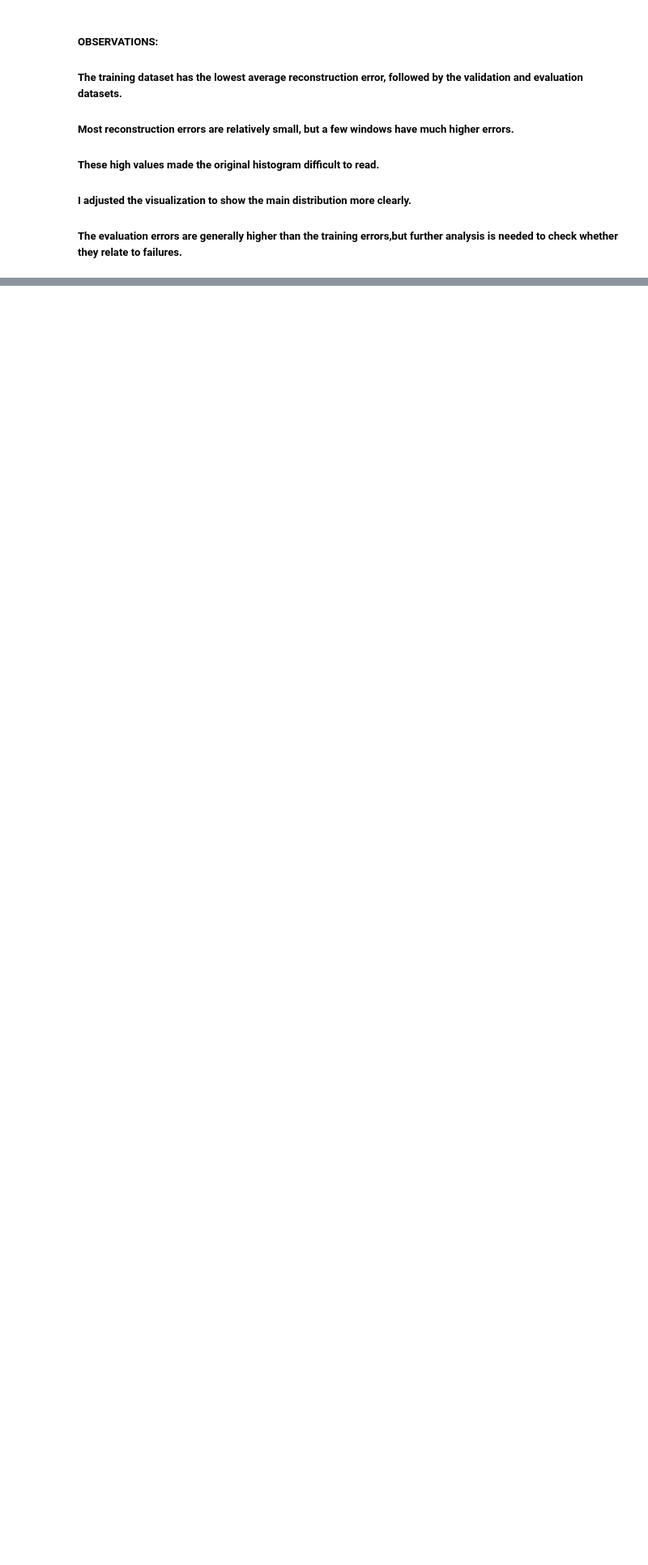
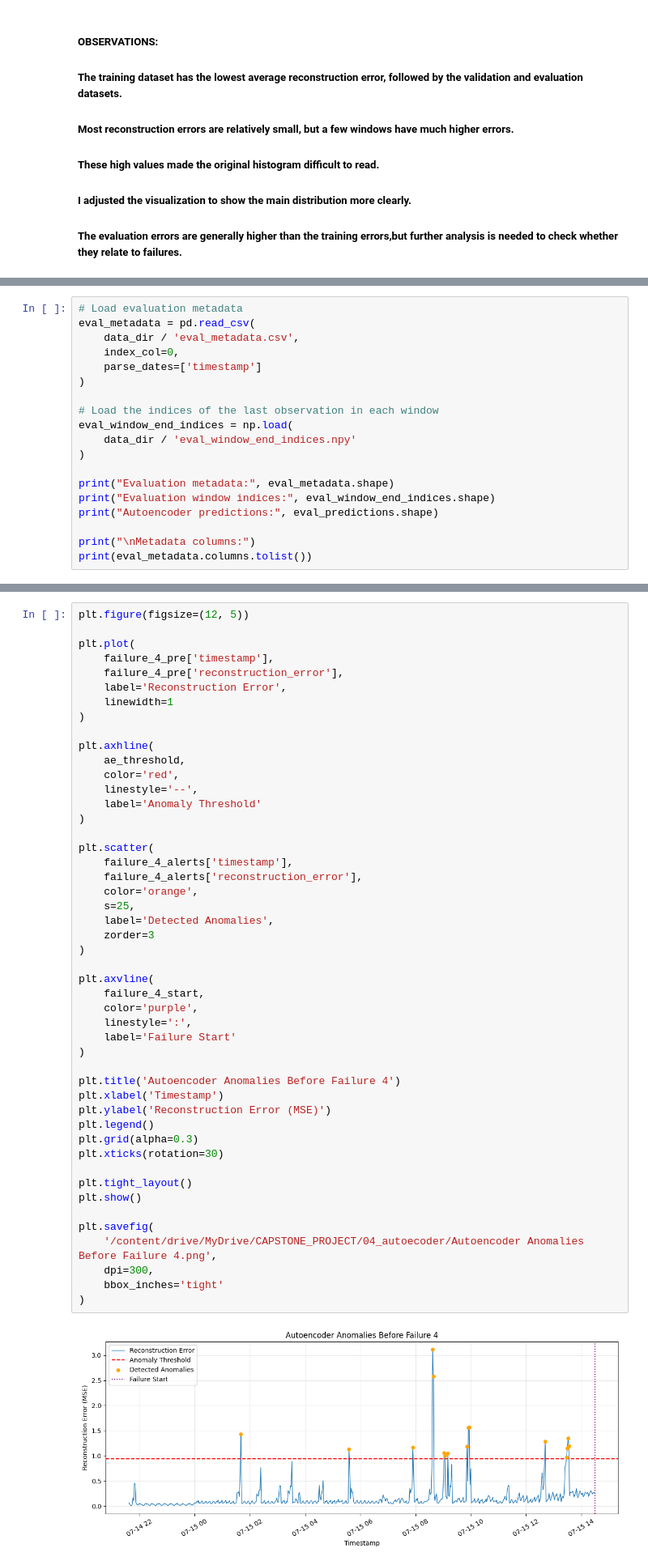
Before and after one commit to shashikawka/268452H-CS5998-Capstone-Project, a Jupyter notebook: 04_autoencoder_anomaly_detection.ipynb, the cells around one changed output, grey strips where cells are left out. Shown at 81% size. Saved outputs shown, nothing was run; the diff lists cells and outputs as text; blank space fills up the shorter version.

Commit message:
Auto_Encoder_Model : Complete auto encoder anomaly detection and failure analysis, and prepare Isolation Forest comparison

```diff
--- a/04_autoencoder_anomaly_detection.ipynb
+++ b/04_autoencoder_anomaly_detection.ipynb
@@ -607,0 +655,19 @@ Visualization upper limit: 0.2168
+# %%
+# Load evaluation metadata
+eval_metadata = pd.read_csv(
+    data_dir / 'eval_metadata.csv',
+    index_col=0,
+    parse_dates=['timestamp']
+)
+
+# Load the indices of the last observation in each window
+eval_window_end_indices = np.load(
+    data_dir / 'eval_window_end_indices.npy'
+)
+
+print("Evaluation metadata:", eval_metadata.shape)
+print("Evaluation window indices:", eval_window_end_indices.shape)
+print("Autoencoder predictions:", eval_predictions.shape)
+
+print("\nMetadata columns:")
+print(eval_metadata.columns.tolist())
@@ -607,0 +1033,50 @@ Visualization upper limit: 0.2168
+# %%
+plt.figure(figsize=(12, 5))
+
+plt.plot(
+    failure_4_pre['timestamp'],
+    failure_4_pre['reconstruction_error'],
+    label='Reconstruction Error',
+    linewidth=1
+)
+
+plt.axhline(
+    ae_threshold,
+    color='red',
+    linestyle='--',
+    label='Anomaly Threshold'
+)
+
+plt.scatter(
+    failure_4_alerts['timestamp'],
+    failure_4_alerts['reconstruction_error'],
+    color='orange',
+    s=25,
+    label='Detected Anomalies',
+    zorder=3
+)
+
+plt.axvline(
+    failure_4_start,
+    color='purple',
+    linestyle=':',
+    label='Failure Start'
+)
+
+plt.title('Autoencoder Anomalies Before Failure 4')
+plt.xlabel('Timestamp')
+plt.ylabel('Reconstruction Error (MSE)')
+plt.legend()
+plt.grid(alpha=0.3)
+plt.xticks(rotation=30)
+
+plt.tight_layout()
+plt.show()
+
+plt.savefig(
+    '/content/drive/MyDrive/CAPSTONE_PROJECT/04_autoecoder/Autoencoder Anomalies Before Failure 4.png',
+    dpi=300,
+    bbox_inches='tight'
+)
+# %% [output]
+[figure, added]
```
Also changed, not shown: parts of 27 cells of this notebook.
